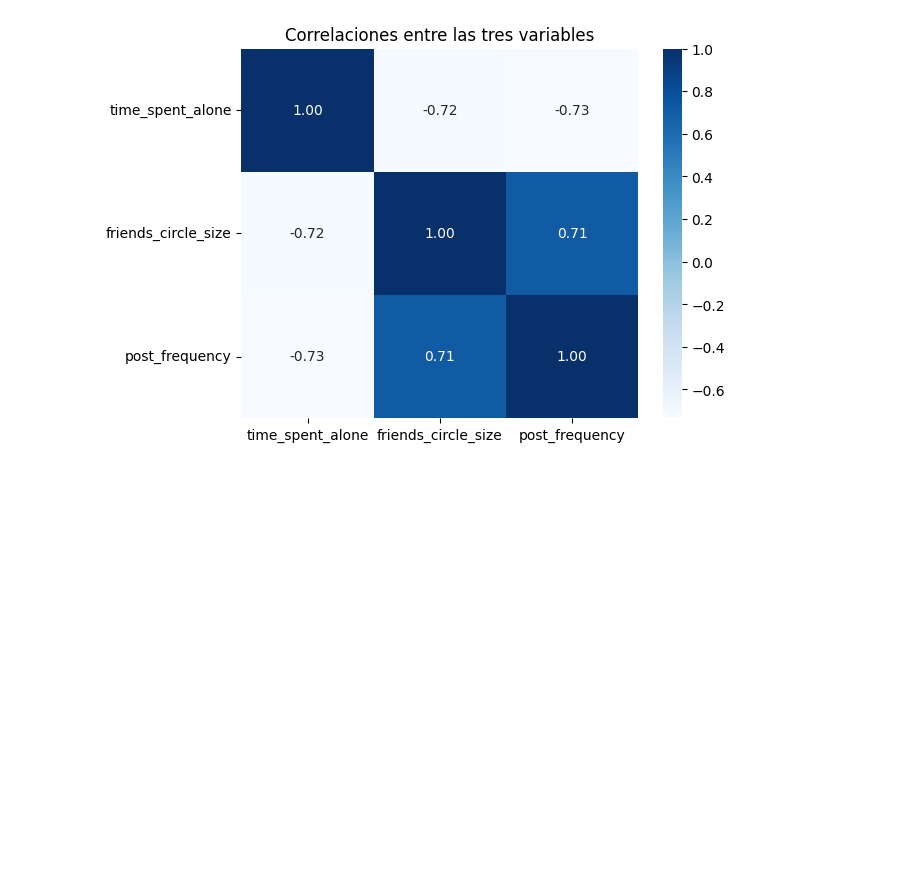
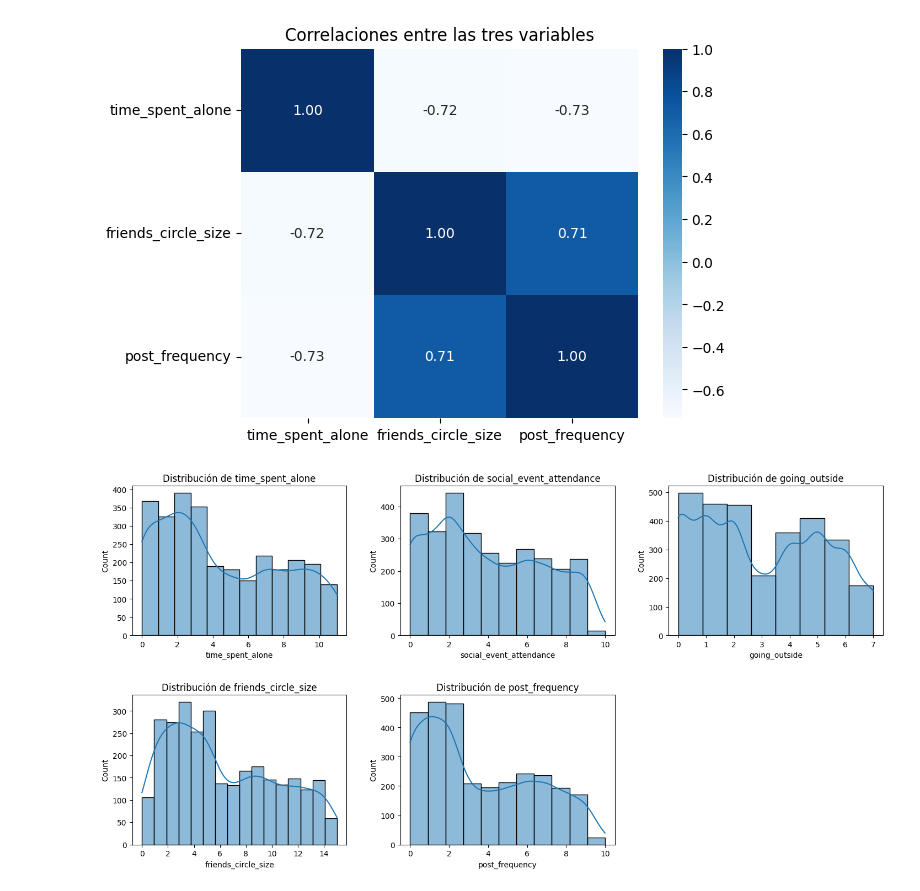
Before and after one commit to Marpp98/EDA_Extrovert_VS_Introvert_behaviour, a Jupyter notebook: notebooks/notebook.ipynb, the cells around one changed output. Saved outputs shown, nothing was run; the diff lists cells and outputs as text; code cells hidden in the pictures; blank space fills up the shorter version.

```diff
--- a/notebooks/notebook.ipynb
+++ b/notebooks/notebook.ipynb
@@ -698,3 +698,31 @@ plt.title("Correlaciones entre las tres variables")
 plt.show()
 # %% [output]
 [figure]
+# %%
+def pintar_distrib_num_uni(df,columnas, cols = 3):
+    total = len(columnas)
+    filas = (total + cols - 1) // cols
+
+    fig, axes = plt.subplots(filas, cols, figsize=(5*cols, 4*filas))
+
+    if filas * cols == 1:
+        axes = [axes]
+    else:
+        axes = axes.flatten()
+
+    for i,col in enumerate(columnas):
+        n_bins = df[col].nunique()
+        sns.histplot(df[col], bins=n_bins, kde=True, ax = axes[i])
+        axes[i].set_title(f'Distribución de {col}')
+        axes[i].set_xlabel(col)
+
+
+    for j in range(total, len(axes)):
+        axes[j].axis("off")
+
+    plt.tight_layout(pad = 3)
+    plt.show()
+# %%
+pintar_distrib_num_uni(df,numericas)
+# %% [output]
+[figure, added]
```
Also changed, not shown: parts of 9 cells of this notebook, 2 other files.
